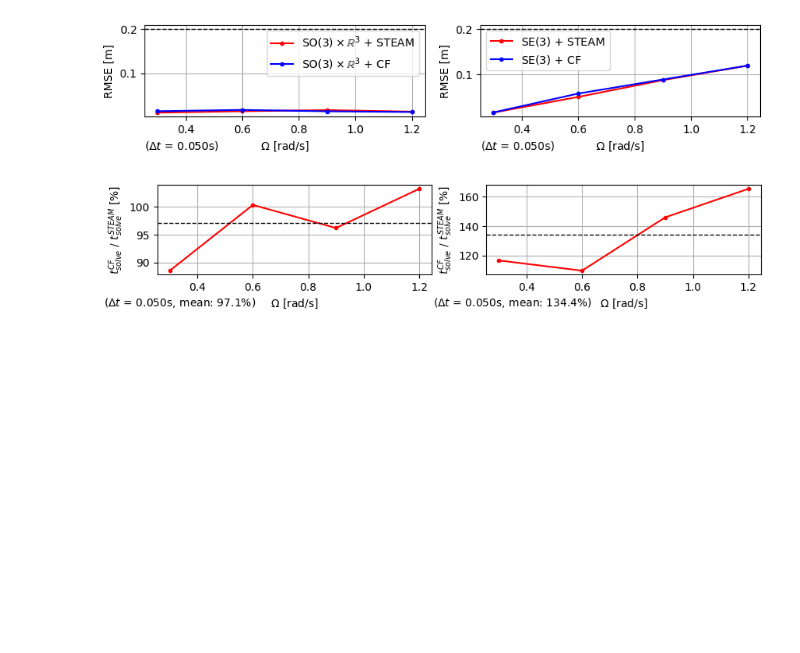
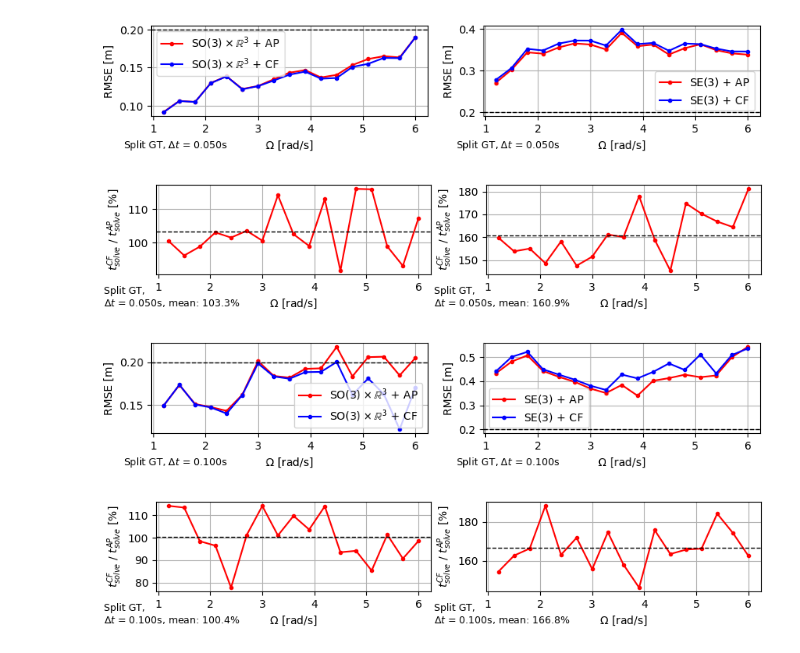
Before and after one commit to brytsknguyen/gptr, a Jupyter notebook: scripts/analyze_pp.ipynb, the cells around one changed output. Drawn from its saved outputs; the diff is of its cells as text; code cells hidden in the pictures; blank space fills up the shorter version.

```diff
--- a/scripts/analyze_pp.ipynb
+++ b/scripts/analyze_pp.ipynb
@@ -6,7 +6,10 @@ import matplotlib.pyplot as plt
 from mpl_toolkits.axes_grid1.inset_locator import inset_axes
 mpl.rcParams.update({'font.size': 10})  # set all fonts to size 12
 
-log_dir = '/media/tmn/mySataSSD1/Experiments/gptr_v2/logs/uwb_mle_noise/'
+log_dir = '/media/tmn/mySataSSD1/Experiments/gptr_v2/logs/uwb_mle_noise__/'
+
+
+gtrajtype = 'Split'
 df = pd.read_csv(log_dir + 'gtrTrajso3xr3.csv')
 
 df.sort_values(by=['wqx1', 'dt'], inplace=True)
@@ -21,7 +24,7 @@ def putText(ax, txt, xoffset, yoffset):
 
 def plotAPCF(ax, dftemp, poseres, m):
     poseresmath = r'$\mathrm{SO}(3)\times\mathbb{R}^3$' if poseres.lower() == 'so3xr3' else '$\mathrm{SE}(3)$'
-    ax.plot(dftemp["n"], dftemp[f"{poseres.lower()}ap_rmse"], marker="o", markersize=3, linestyle="-", color='r', label=f"{poseresmath} + STEAM")
+    ax.plot(dftemp["n"], dftemp[f"{poseres.lower()}ap_rmse"], marker="o", markersize=3, linestyle="-", color='r', label=f"{poseresmath} + AP")
     ax.plot(dftemp["n"], dftemp[f"{poseres.lower()}cf_rmse"], marker="o", markersize=3, linestyle="-", color='b', label=f"{poseresmath} + CF")
 
     ax.axhline(y=0.2, color="black", linestyle="--", linewidth=1)
@@ -42,7 +45,7 @@ def plotAPCFTslv(ax, dftemp, poseres, m):
 
     ax.grid('on')
     ax.set_xlabel('$\Omega$ [rad/s]')
-    ax.set_ylabel(r'$t_{solve}^{CF}$ / $t_{solve}^{STEAM}$ [%]')
+    ax.set_ylabel(r'$t_{solve}^{CF}$ / $t_{solve}^{AP}$ [%]')
     # ax.legend()
 
     return mean
@@ -53,41 +56,46 @@ for m in ms:
     # if m not in [2, 4]:
     #     continue
 
-    dftemp = df[ (df['m'] == m) & (df['n'] < 7) ]
+    dftemp = df[ (df['m'] == m) & (df['n'] > 0.9) & (df['n'] < 6.1) ]
     fig, ax = plt.subplots(1, 2, figsize=(10, 1.5))
     plotAPCF(ax[0], dftemp, 'SO3xR3', m)
     plotAPCF(ax[1], dftemp, 'SE3', m)
 
     # ylims = ax[0].get_ylim() + ax[1].get_ylim()
     # ymin, ymax = max(0, min(ylims)), min(0.3, max(ylims))
     # ax[0].set_ylim([ymin, ymax])
     # ax[1].set_ylim([ymin, ymax])
 
-
-    ax[0].text(0, -0.350,  f'($\Delta t$ = {m:.3f}s)', transform=ax[0].transAxes)
-    ax[1].text(0, -0.350,  f'($\Delta t$ = {m:.3f}s)', transform=ax[1].transAxes)
+    ax[0].text(-0.1, -0.350,  f'{gtrajtype} GT, $\Delta t$ = {m:.3f}s', transform=ax[0].transAxes, fontsize=9)
+    ax[1].text(-0.1, -0.350,  f'{gtrajtype} GT, $\Delta t$ = {m:.3f}s', transform=ax[1].transAxes, fontsize=9)
+    # ax[0].text(-0.0, -0.350,  f'{gtrajtype} GT', transform=ax[0].transAxes, fontsize=9)
+    # ax[1].text(-0.0, -0.350,  f'{gtrajtype} GT', transform=ax[1].transAxes, fontsize=9)
 
     # fig.tight_layout()
     fig.savefig(log_dir + f'so3xr3_dt_{int(m*1000):03d}.jpg', bbox_inches='tight', dpi=300)
 
 
 
     # Plot the computational time
     fig, ax = plt.subplots(1, 2, figsize=(10, 1.5))
     mean0 = plotAPCFTslv(ax[0], dftemp, 'SO3xR3', m)
     mean1 = plotAPCFTslv(ax[1], dftemp, 'SE3', m)
 
     # ylims = ax[0].get_ylim() + ax[1].get_ylim()
     # ymin, ymax = min(ylims), max(ylims)
     # ax[0].set_ylim([ymin, ymax])
     # ax[1].set_ylim([ymin, ymax])
 
-    ax[0].text(-0.195, -0.350, f'($\Delta t$ = {m:.3f}s, mean: {mean0:.1f}%)', transform=ax[0].transAxes)
-    ax[1].text(-0.195, -0.350, f'($\Delta t$ = {m:.3f}s, mean: {mean1:.1f}%)', transform=ax[1].transAxes)
+    ax[0].text(-0.19, -0.350, f'{gtrajtype} GT,\n$\Delta t$ = {m:.3f}s, mean: {mean0:.1f}%', transform=ax[0].transAxes, fontsize=9)
+    ax[1].text(-0.19, -0.350, f'{gtrajtype} GT,\n$\Delta t$ = {m:.3f}s, mean: {mean1:.1f}%', transform=ax[1].transAxes, fontsize=9)
+    # ax[0].text(-0.19, -0.350, f'{gtrajtype} GT, mean: {mean0:.1f}%', transform=ax[0].transAxes, fontsize=9)
+    # ax[1].text(-0.19, -0.350, f'{gtrajtype} GT, mean: {mean1:.1f}%', transform=ax[1].transAxes, fontsize=9)
 
     # fig.tight_layout()
     fig.savefig(log_dir + f'so3xr3_tslv_dt_{int(m*1000):03d}.jpg', bbox_inches='tight', dpi=300)
 # %% [output]
-[figure, old version]
+[figure, new version]
-[figure, old version]
+[figure, new version]
+[figure, added]
+[figure, added]
 # %%
```
Also changed, not shown: parts of 1 cell of this notebook, 14 other files.
